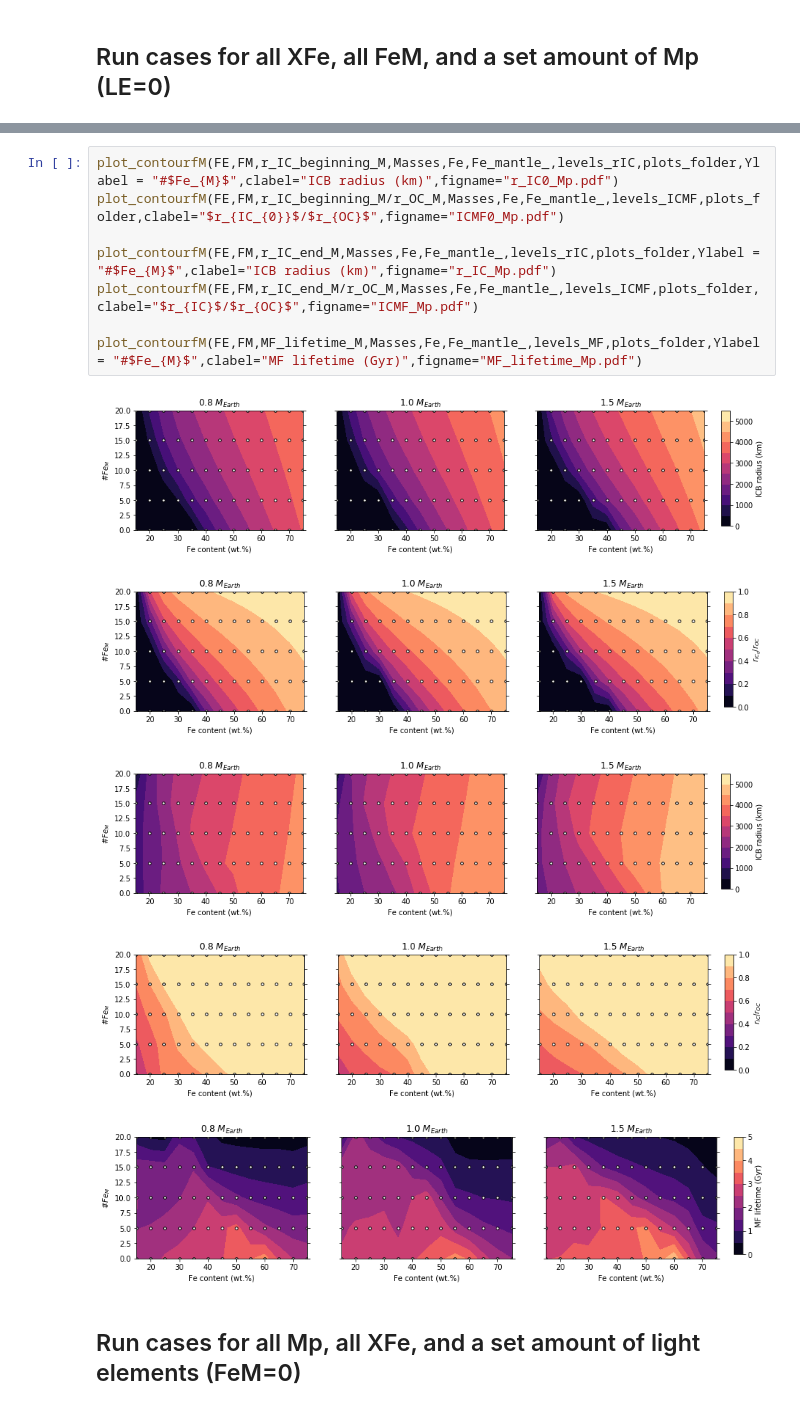
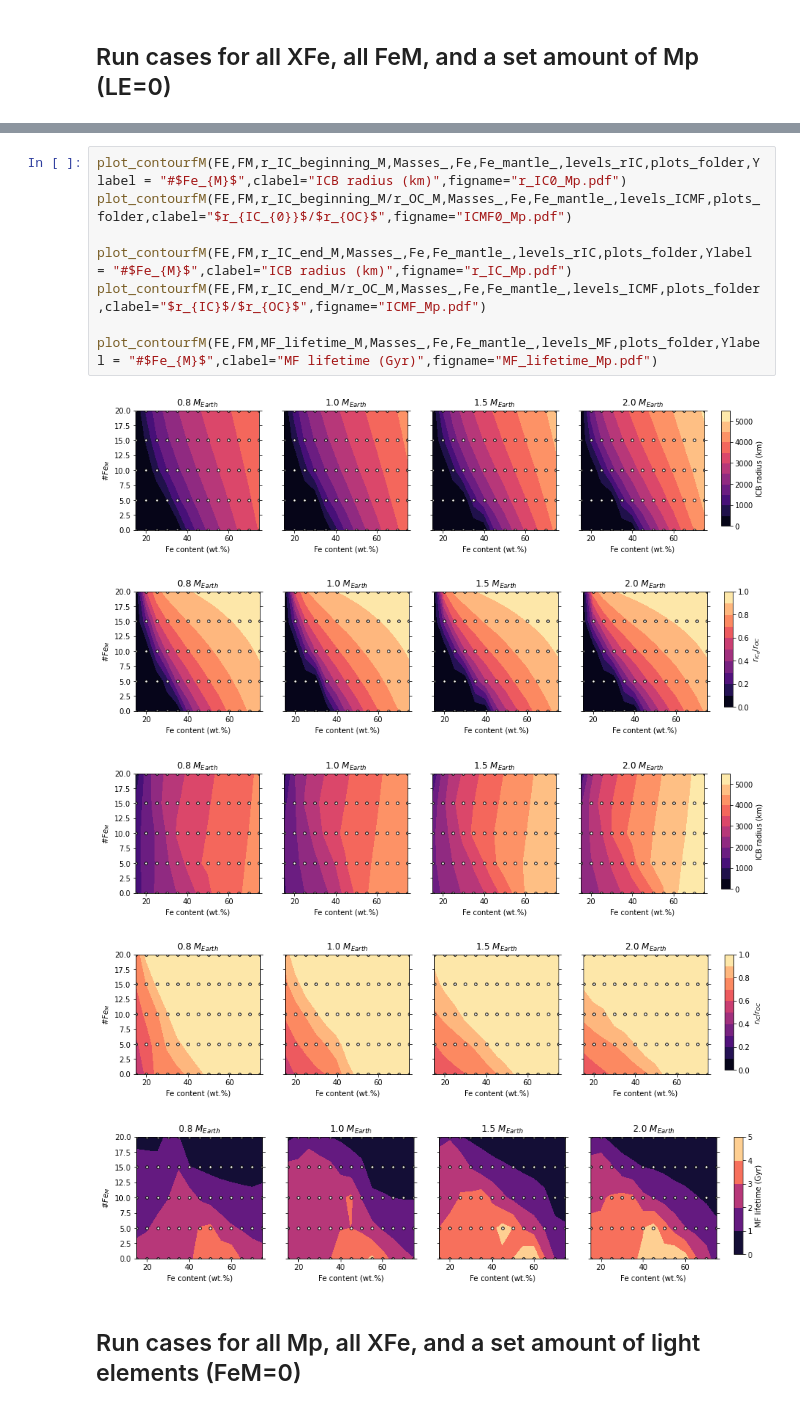
Before and after one commit to irenebonati/exo-cores, a Jupyter notebook: Planets_Evolution.ipynb, the cells around one changed output, grey strips where cells are left out. Saved outputs shown, nothing was run; the diff lists cells and outputs as text.

```diff
--- a/Planets_Evolution.ipynb
+++ b/Planets_Evolution.ipynb
@@ -716,19 +714,19 @@ for m,mass in enumerate(Masses_):
 2.0 80 15.0 0.0
 2.0 80 20.0 0.0
 # %%
-plot_contourfM(FE,FM,r_IC_beginning_M,Masses,Fe,Fe_mantle_,levels_rIC,plots_folder,Ylabel = "#$Fe_{M}$",clabel="ICB radius (km)",figname="r_IC0_Mp.pdf")
-plot_contourfM(FE,FM,r_IC_beginning_M/r_OC_M,Masses,Fe,Fe_mantle_,levels_ICMF,plots_folder,clabel="$r_{IC_{0}}$/$r_{OC}$",figname="ICMF0_Mp.pdf")
+plot_contourfM(FE,FM,r_IC_beginning_M,Masses_,Fe,Fe_mantle_,levels_rIC,plots_folder,Ylabel = "#$Fe_{M}$",clabel="ICB radius (km)",figname="r_IC0_Mp.pdf")
+plot_contourfM(FE,FM,r_IC_beginning_M/r_OC_M,Masses_,Fe,Fe_mantle_,levels_ICMF,plots_folder,clabel="$r_{IC_{0}}$/$r_{OC}$",figname="ICMF0_Mp.pdf")
 
-plot_contourfM(FE,FM,r_IC_end_M,Masses,Fe,Fe_mantle_,levels_rIC,plots_folder,Ylabel = "#$Fe_{M}$",clabel="ICB radius (km)",figname="r_IC_Mp.pdf")
-plot_contourfM(FE,FM,r_IC_end_M/r_OC_M,Masses,Fe,Fe_mantle_,levels_ICMF,plots_folder,clabel="$r_{IC}$/$r_{OC}$",figname="ICMF_Mp.pdf")
+plot_contourfM(FE,FM,r_IC_end_M,Masses_,Fe,Fe_mantle_,levels_rIC,plots_folder,Ylabel = "#$Fe_{M}$",clabel="ICB radius (km)",figname="r_IC_Mp.pdf")
+plot_contourfM(FE,FM,r_IC_end_M/r_OC_M,Masses_,Fe,Fe_mantle_,levels_ICMF,plots_folder,clabel="$r_{IC}$/$r_{OC}$",figname="ICMF_Mp.pdf")
 
-plot_contourfM(FE,FM,MF_lifetime_M,Masses,Fe,Fe_mantle_,levels_MF,plots_folder,Ylabel = "#$Fe_{M}$",clabel="MF lifetime (Gyr)",figname="MF_lifetime_Mp.pdf")
+plot_contourfM(FE,FM,MF_lifetime_M,Masses_,Fe,Fe_mantle_,levels_MF,plots_folder,Ylabel = "#$Fe_{M}$",clabel="MF lifetime (Gyr)",figname="MF_lifetime_Mp.pdf")
 # %% [output]
-[figure, old version]
+[figure, new version]
-[figure, old version]
+[figure, new version]
-[figure, old version]
+[figure, new version]
-[figure, old version]
+[figure, new version]
-[figure, old version]
+[figure, new version]
 # %% [markdown]
 ## Run cases for all Mp, all XFe, and a set amount of light elements (FeM=0)
 # %%
```
Also changed, not shown: parts of 10 cells of this notebook, 2 other files.
